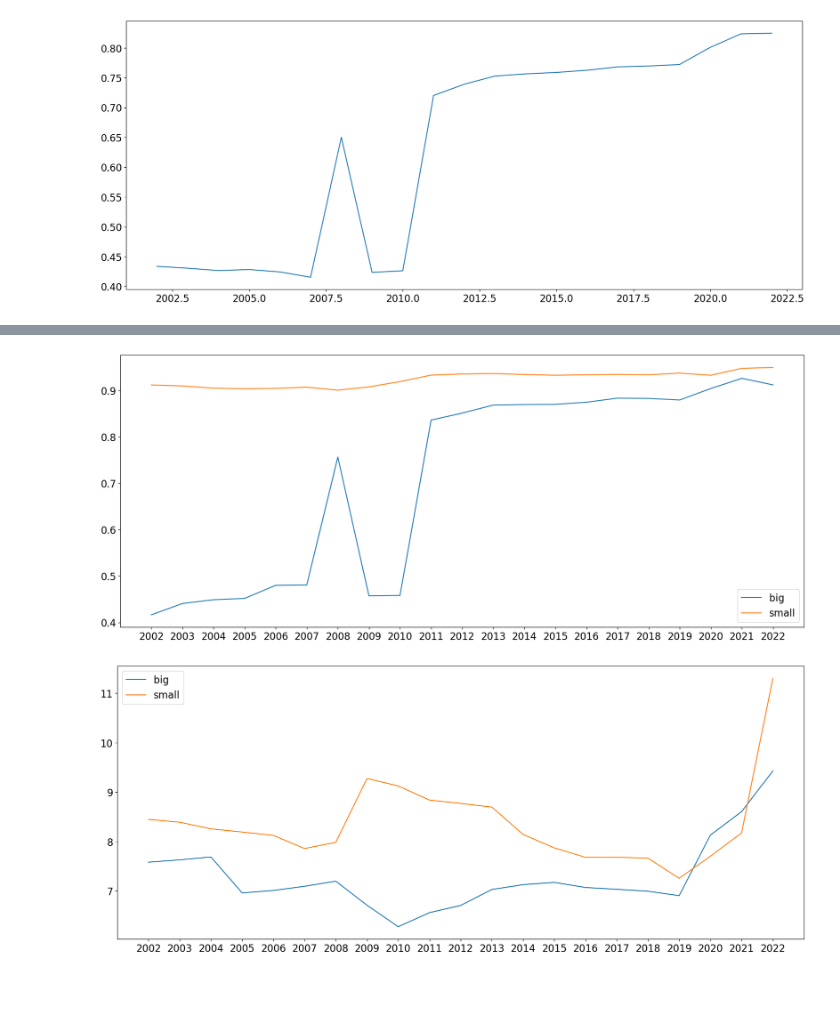
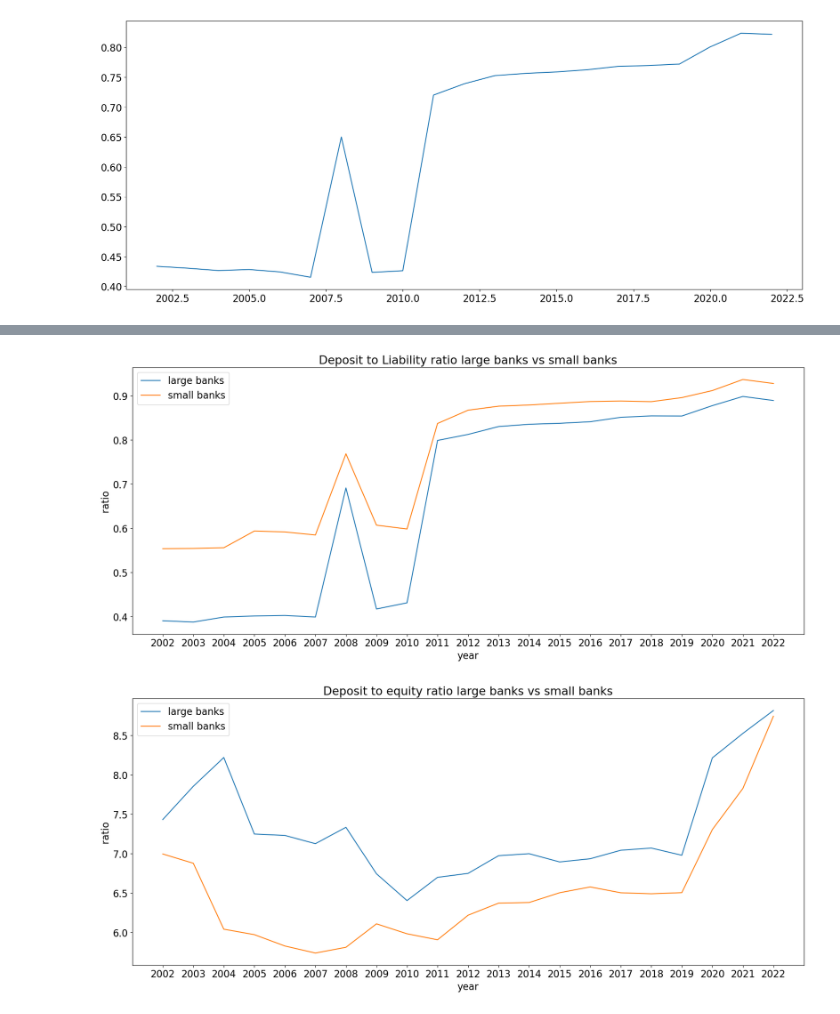
Before and after one commit to dongxulee/balanceSheet, a Jupyter notebook: balanceSheetAnalysis/balanceSheetData_borrowingLendingLeverage.ipynb, the cells around one changed output, grey strips where cells are left out. Drawn from its saved outputs; the diff is of its cells as text; code cells hidden in the pictures; blank space fills up the shorter version.

```diff
--- a/balanceSheetAnalysis/balanceSheetData_borrowingLendingLeverage.ipynb
+++ b/balanceSheetAnalysis/balanceSheetData_borrowingLendingLeverage.ipynb
@@ -33,8 +33,14 @@ importantVars = ["TOTAL ASSETS",
     "FEDERAL FUNDS SOLD",
     "SECURITIES SOLD UNDER AGREEMENTS TO REPURCHASE",
     "FEDERAL FUNDS PURCHASED IN DOMESTIC OFFICES",
-    "SECURITIES PURCHASED UNDER AGREEMENTS TO RESELL"]
-names = ["bank", "date", "assets", "equity", "liabilities", "deposit", "lending","shortLending","borrowing","shortBorrowing"]
+    "SECURITIES PURCHASED UNDER AGREEMENTS TO RESELL",
+    "NONINTEREST-BEARING BALANCES AND CURRENCY AND COIN",
+    "LOANS AND LEASES; NET OF UNEARNED INCOME - TOTALS",
+    "PROVISION FOR LOAN AND LEASE LOSSES",
+    "UNDIVIDED PROFITS AND CAPITAL RESERVES",
+    "COMMON STOCK"
+    ]
+names = ["bank", "date", "assets", "equity", "liabilities", "deposit", "overnightLending","shortBorrowing","overnightBorrowing","shortLending", "cash","loan","provision","reserveUndividedProfit","stock"]
 # %%
 # process all important variables in one big table
 varTable = pd.DataFrame()
@@ -111,6 +80,7 @@ Notes:
 # %%
 varTable["year"] = varTable.date.dt.year
 varTable["leverage"] = varTable.assets/varTable.equity
+varTable["borrowing"] = varTable.shortBorrowing + varTable.overnightBorrowing
 ds = (varTable.assets/varTable.equity)
 varYear = varTable[ds.between(0, ds.quantile(.99), inclusive=True)]
 varYear.head()
@@ -245,16 +194,16 @@ Text(0, 0.5, 'ratio')
-# %%
-def bigVsSmallRatio(varTable, varName, varName2):
-    bigs = []
-    smalls = []
-    for year in range(2002, 2023):
-        big20 = varTable.groupby("bank")["assets"].sum().sort_values(ascending = False).head(20).index.values
-        big = (varTable[(varTable.date.dt.year == year)& varTable["bank"].isin(big20)][varName] /
-                varTable[(varTable.date.dt.year == year)& varTable["bank"].isin(big20)][varName2]).mean()
-        small = (varTable[(varTable.date.dt.year == year)& ~varTable["bank"].isin(big20)][varName]/
-                 varTable[(varTable.date.dt.year == year)& ~varTable["bank"].isin(big20)][varName2]).mean()
-        bigs.append(big)
-        smalls.append(small)
-    plt.plot(range(2002, 2023),bigs, label = "big")
-    plt.plot(range(2002, 2023),smalls, label = "small")
-    plt.xticks(range(2002, 2023))
-    plt.legend()
+# %%
+def bigVsSmallRatio(varTable, varName1, varName2):
+    bigs = []
+    smalls = []
+    for year in range(2002, 2023):
+        big20 = varTable.groupby("bank")["assets"].sum().sort_values(ascending = False).head(20).index.values
+        big = varTable[(varTable.date.dt.year == year)& varTable["bank"].isin(big20)][varName1].sum()/varTable[(varTable.date.dt.year == year)& varTable["bank"].isin(big20)][varName2].sum()
+        small = varTable[(varTable.date.dt.year == year)& ~varTable["bank"].isin(big20)][varName1].sum()/varTable[(varTable.date.dt.year == year)& ~varTable["bank"].isin(big20)][varName2].sum()
+        bigs.append(big)
+        smalls.append(small)
+    plt.plot(range(2002, 2023),bigs, label = "large banks")
+    plt.plot(range(2002, 2023),smalls, label = "small banks")
+    plt.xticks(range(2002, 2023))
+    plt.xlabel("year")
+    plt.ylabel("ratio")
+    plt.legend()
@@ -261,9 +220,11 @@ def bigVsSmallRatio(varTable, varName, varName2):
 # %%
+plt.title("Deposit to Liability ratio large banks vs small banks")
 bigVsSmallRatio(varTable, "deposit", "liabilities")
 # %% [output]
-[figure, old version]
+[figure, new version]
 # %%
+plt.title("Deposit to equity ratio large banks vs small banks")
 bigVsSmallRatio(varTable, "deposit", "equity")
 # %% [output]
-[figure, old version]
+[figure, new version]
 # %%
```
Also changed, not shown: parts of 27 cells of this notebook, 14 other files.
